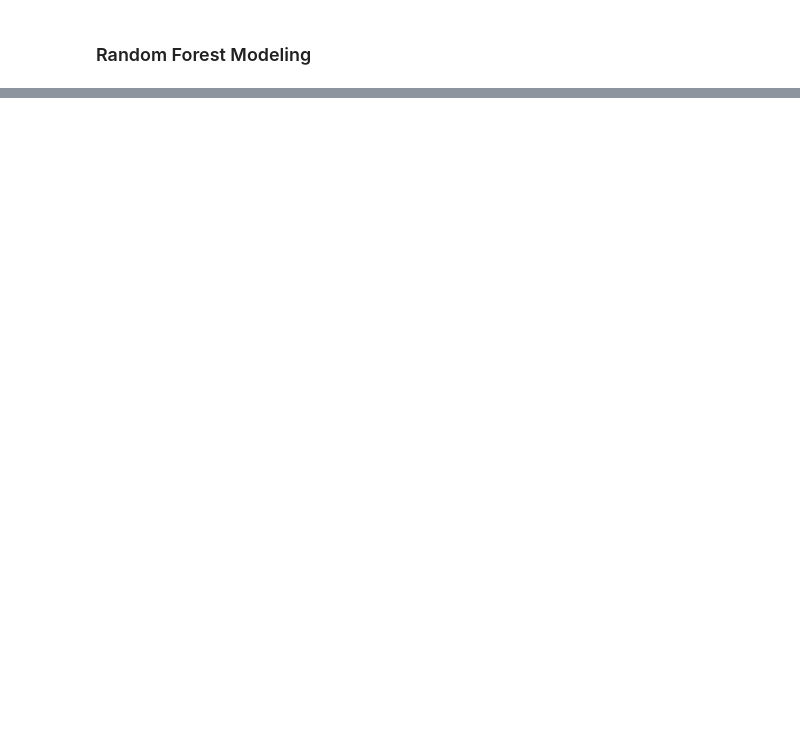
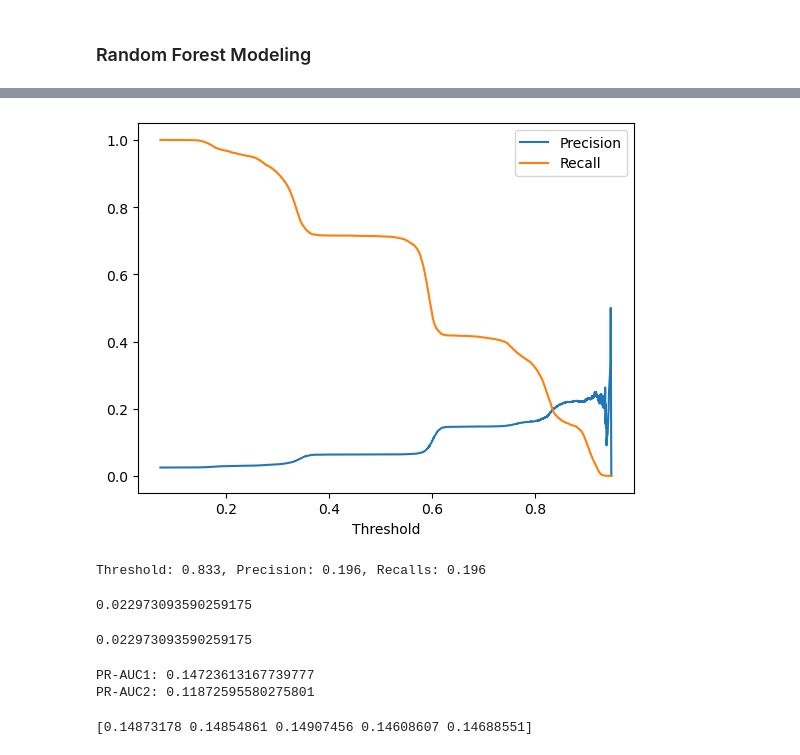
Before and after one commit to jhn-M/SQL-Practice-and-Data-Analysis-using-PostgreSQL, a Jupyter notebook: Project/python script/Model 1.ipynb, the cells around one changed output, grey strips where cells are left out. Drawn from its saved outputs; the diff is of its cells as text; code cells hidden in the pictures; blank space fills up the shorter version.

Commit message:
baseline model finetuning

```diff
--- a/Project/python script/Model 1.ipynb
+++ b/Project/python script/Model 1.ipynb
@@ -281,3 +287,10 @@ rf_encoded_test2_df = pd.DataFrame(
 # Concat
 X2_rf_train = pd.concat([X2_rf_train.drop(columns =['Department','Work_Mode']),rf_encoded_train2_df],axis=1)
 X2_rf_test = pd.concat([X2_rf_test.drop(columns=['Department','Work_Mode']),rf_encoded_test2_df],axis=1)
+# %%
+# Rf Model Fitting
+rf1 = RandomForestClassifier(class_weight='balanced',random_state=42, n_jobs=-1)
+rf1.fit(X1_rf_train,y1_rf_train)
+
+rf2 = RandomForestClassifier(class_weight='balanced',random_state=42, n_jobs=-1)
+rf2.fit(X2_rf_train,y2_rf_train)
@@ -283,0 +342,28 @@ X2_rf_test = pd.concat([X2_rf_test.drop(columns=['Department','Work_Mode']),rf_e
+# %%
+#Model1
+
+rf1_constrained = RandomForestClassifier(
+    class_weight = 'balanced_subsample',
+    n_estimators=100,
+    max_depth=10,
+    min_samples_leaf=20,
+    random_state=42,
+    n_jobs=-1
+)
+rf1_constrained.fit(X1_rf_train,y1_rf_train)
+
+y1_pred = rf1_constrained.predict(X1_rf_test)
+y1_proba = rf1_constrained.predict_proba(X1_rf_test)[:,1]
+
+# Model 2
+rf2_constrained = RandomForestClassifier(
+    class_weight = 'balanced_subsample',
+    n_estimators=100,
+    max_depth=10,
+    min_samples_leaf=20,
+    random_state=42,
+    n_jobs=-1
+)
+rf2_constrained.fit(X2_rf_train,y2_rf_train)
+y2_pred = rf2_constrained.predict(X2_rf_test)
+y2_proba = rf2_constrained.predict_proba(X2_rf_test)[:,1]
@@ -283,0 +396,39 @@ X2_rf_test = pd.concat([X2_rf_test.drop(columns=['Department','Work_Mode']),rf_e
+# %%
+# Threshold tuning
+
+precisions, recalls, thresholds = precision_recall_curve(y2_rf_test, y2_proba)
+# %%
+plt.plot(thresholds, precisions[:-1], label='Precision')
+plt.plot(thresholds, recalls[:-1], label='Recall')
+plt.xlabel('Threshold')
+plt.legend()
+plt.show()
+# %% [output]
+[figure, added]
+# %%
+diffs = np.abs(precisions[:-1] - recalls[:-1])
+best_idx = np.argmin(diffs)
+print(f"Threshold: {thresholds[best_idx]:.3f}, Precision: {precisions[best_idx]:.3f}, Recalls: {recalls[best_idx]:.3f}")
+# %% [output]
+Threshold: 0.833, Precision: 0.196, Recalls: 0.196
+# %%
+np.sum(df['Status'].isin(['Terminated']).astype(int))/len(df)
+# %% [output]
+0.022973093590259175
+# %%
+rarity = (df['Status'] == 'Terminated').mean()
+print(rarity)
+# %% [output]
+0.022973093590259175
+# %%
+## PR-AUC checking
+
+ap_score1 = average_precision_score(y1_rf_test,y1_proba)
+ap_score2 = average_precision_score(y2_rf_test,y2_proba
+                                   )
+
+print(f"PR-AUC1: {ap_score1}")
+print(f"PR-AUC2: {ap_score2}")
+# %% [output]
+PR-AUC1: 0.14723613167739777
+PR-AUC2: 0.11872595580275801
@@ -283,0 +437,4 @@ X2_rf_test = pd.concat([X2_rf_test.drop(columns=['Department','Work_Mode']),rf_e
+# %%
+print(scores)
+# %% [output]
+[0.14873178 0.14854861 0.14907456 0.14608607 0.14688551]
```
Also changed, not shown: parts of 15 cells of this notebook.
